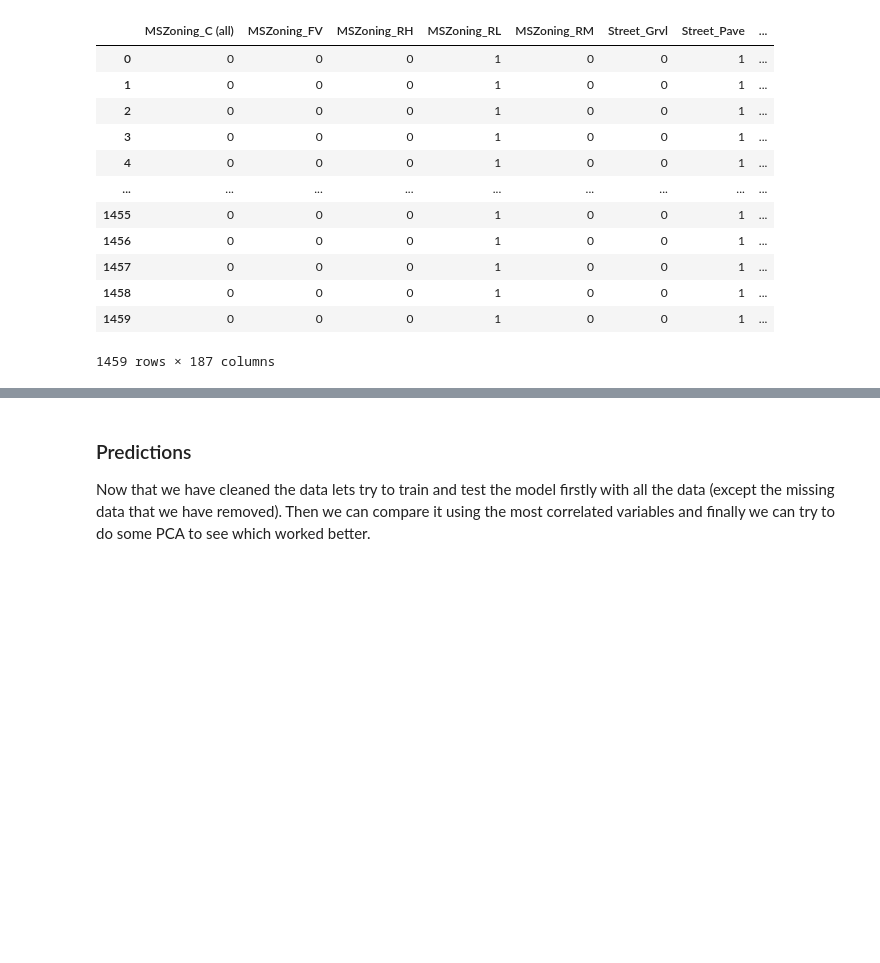
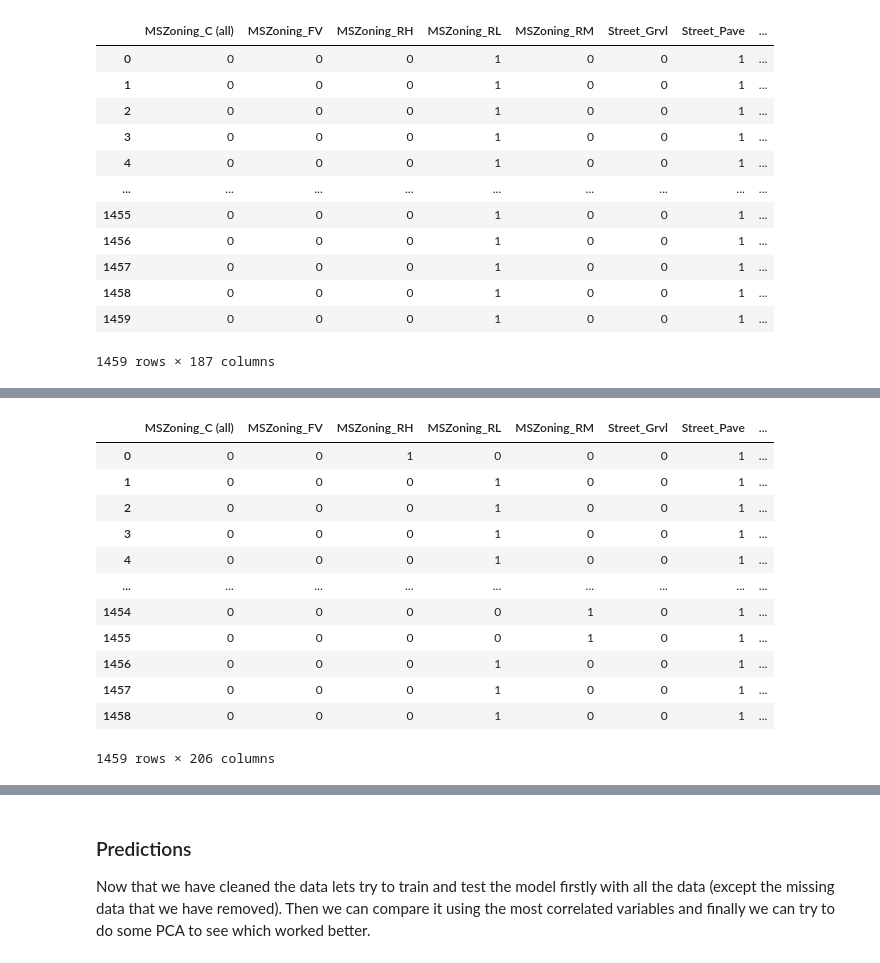
Before and after one commit to MFDPD/DataScience, a Jupyter notebook: HousePrices/Notebook.ipynb, the cells around one changed output, grey strips where cells are left out. Saved outputs shown, nothing was run; the diff lists cells and outputs as text; code cells hidden in the pictures; blank space fills up the shorter version.

Commit message:
training the model

```diff
--- a/HousePrices/Notebook.ipynb
+++ b/HousePrices/Notebook.ipynb
@@ -241,0 +256,8 @@ KeyError: -1
+# %%
+def categoricalToNum(df):
+    numerical = df._get_numeric_data()
+    categorical = df
+    categorical = categorical.drop(numerical.columns,1)
+    dummies = pd.get_dummies(categorical)
+    final_df = pd.concat([dummies,numerical],axis = 1)
+    return final_df
@@ -241,0 +266,3 @@ KeyError: -1
+# %%
+df_train = categoricalToNum(train)
+df_test = categoricalToNum(test)
@@ -241,0 +285,16 @@ KeyError: -1
+# %%
+df_test
+# %% [output]
+|  | MSZoning_C (all) | MSZoning_FV | MSZoning_RH | MSZoning_RL | MSZoning_RM | Street_Grvl | Street_Pave | ... |
+| 0 | 0 | 0 | 1 | 0 | 0 | 0 | 1 | ... |
+| 1 | 0 | 0 | 0 | 1 | 0 | 0 | 1 | ... |
+| 2 | 0 | 0 | 0 | 1 | 0 | 0 | 1 | ... |
+| 3 | 0 | 0 | 0 | 1 | 0 | 0 | 1 | ... |
+| 4 | 0 | 0 | 0 | 1 | 0 | 0 | 1 | ... |
+| ... | ... | ... | ... | ... | ... | ... | ... | ... |
+| 1454 | 0 | 0 | 0 | 0 | 1 | 0 | 1 | ... |
+| 1455 | 0 | 0 | 0 | 0 | 1 | 0 | 1 | ... |
+| 1456 | 0 | 0 | 0 | 1 | 0 | 0 | 1 | ... |
+| 1457 | 0 | 0 | 0 | 1 | 0 | 0 | 1 | ... |
+| 1458 | 0 | 0 | 0 | 1 | 0 | 0 | 1 | ... |
+1459 rows × 206 columns
```
Also changed, not shown: parts of 11 cells of this notebook.
